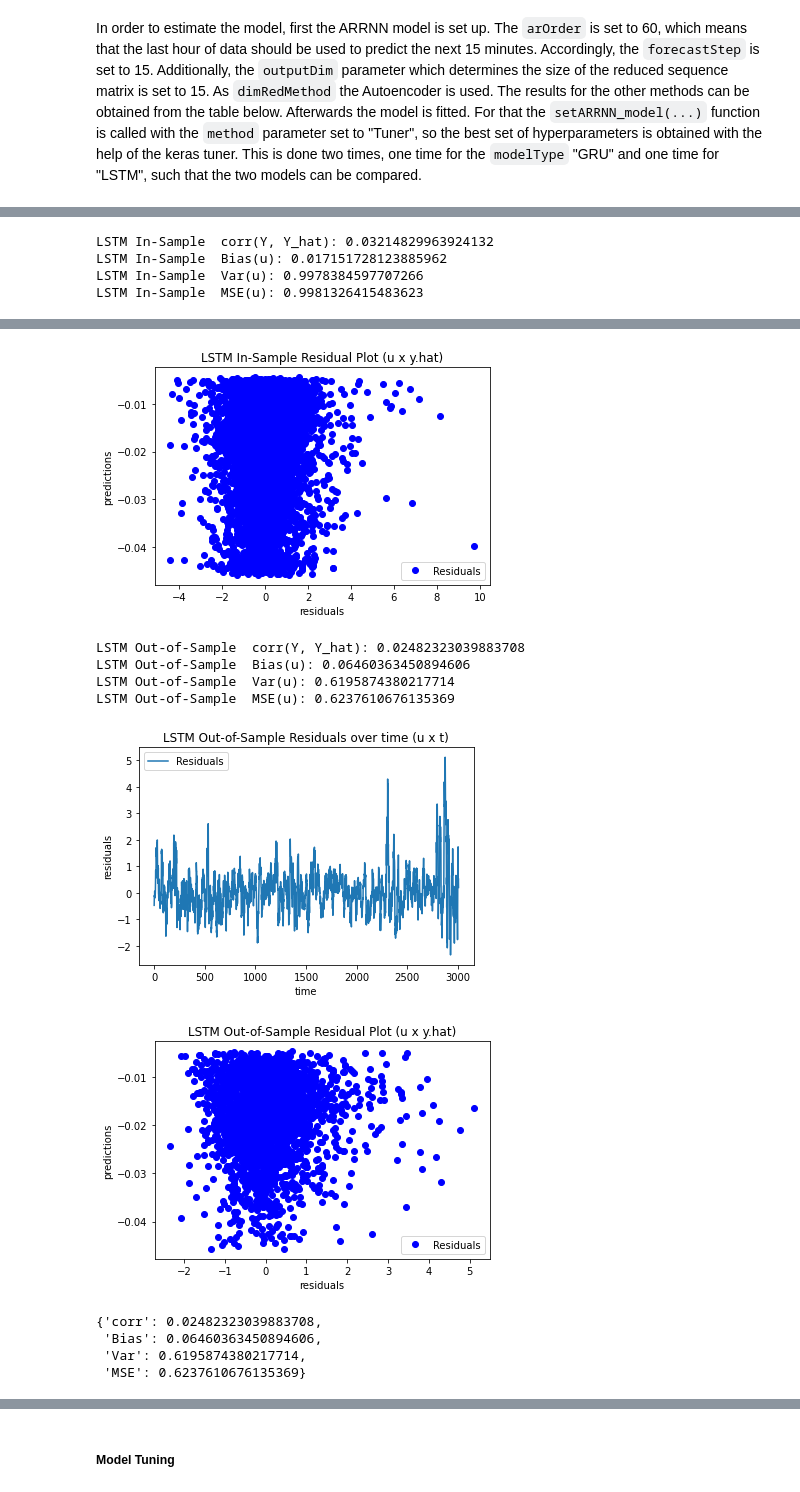
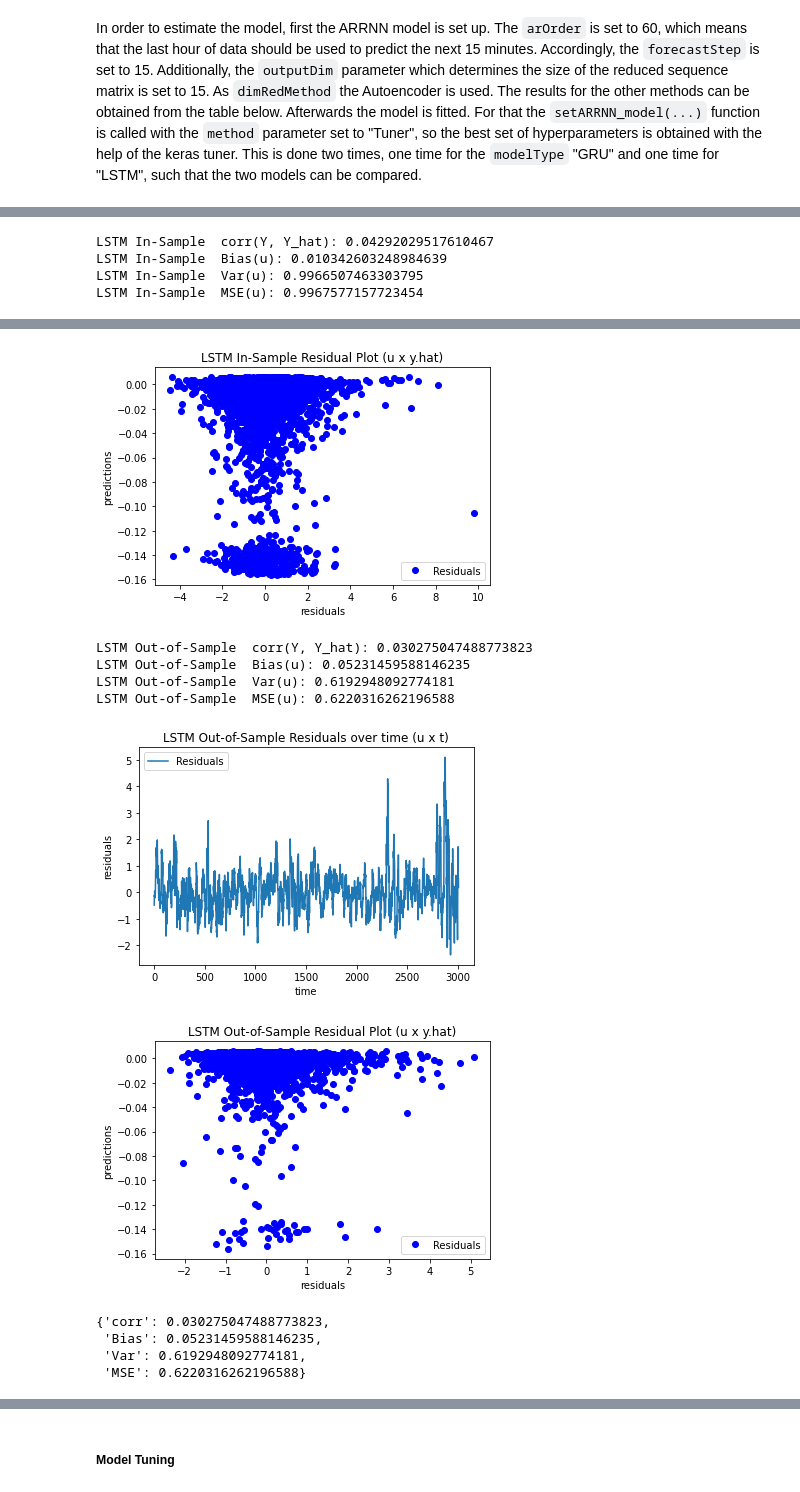
Before and after one commit to husten1997/DLTA_ProjectAssignment_I, a Jupyter notebook: Notebook/JD.ipynb, the cells around one changed output, grey strips where cells are left out. Drawn from its saved outputs; the diff is of its cells as text; code cells hidden in the pictures.

```diff
--- a/Notebook/JD.ipynb
+++ b/Notebook/JD.ipynb
@@ -959,13 +991,13 @@ Epoch 20/20
 # %%
 # GRU Model
-Y_train_hat, Y_test_hat = ARRNN_GRU.getFittedData()[:2]
+Y_train_hat, Y_test_hat = ARRNN_GRU.getFittedTrainData(), ARRNN_GRU.getFittedTestData()
 Y_train, Y_test = ARRNN_GRU.trainDF['Target'], ARRNN_GRU.testDF['Target']
 
 performanceEval(Y_train, Y_train_hat, "GRU In-Sample ")
 performanceEval(Y_test, Y_test_hat, "GRU Out-of-Sample ")
 
 # LSTM Model
-Y_train_hat, Y_test_hat = ARRNN_LSTM.getFittedData()[:2]
+Y_train_hat, Y_test_hat = ARRNN_LSTM.getFittedTrainData(), ARRNN_LSTM.getFittedTestData()
 Y_train, Y_test = ARRNN_LSTM.trainDF['Target'], ARRNN_LSTM.testDF['Target']
 
 performanceEval(Y_train, Y_train_hat, "LSTM In-Sample ")
@@ -986,16 +1018,16 @@ GRU Out-of-Sample  MSE(u): 0.6242977052157141
-LSTM In-Sample  corr(Y, Y_hat): 0.03214829963924132
-LSTM In-Sample  Bias(u): 0.017151728123885962
-LSTM In-Sample  Var(u): 0.9978384597707266
-LSTM In-Sample  MSE(u): 0.9981326415483623
+LSTM In-Sample  corr(Y, Y_hat): 0.04292029517610467
+LSTM In-Sample  Bias(u): 0.010342603248984639
+LSTM In-Sample  Var(u): 0.9966507463303795
+LSTM In-Sample  MSE(u): 0.9967577157723454
 [figure]
-[figure, old version]
+[figure, new version]
-LSTM Out-of-Sample  corr(Y, Y_hat): 0.02482323039883708
-LSTM Out-of-Sample  Bias(u): 0.06460363450894606
-LSTM Out-of-Sample  Var(u): 0.6195874380217714
-LSTM Out-of-Sample  MSE(u): 0.6237610676135369
+LSTM Out-of-Sample  corr(Y, Y_hat): 0.030275047488773823
+LSTM Out-of-Sample  Bias(u): 0.05231459588146235
+LSTM Out-of-Sample  Var(u): 0.6192948092774181
+LSTM Out-of-Sample  MSE(u): 0.6220316262196588
 [figure]
-[figure, old version]
+[figure, new version]
-{'corr': 0.02482323039883708,
- 'Bias': 0.06460363450894606,
- 'Var': 0.6195874380217714,
- 'MSE': 0.6237610676135369}
+{'corr': 0.030275047488773823,
+ 'Bias': 0.05231459588146235,
+ 'Var': 0.6192948092774181,
+ 'MSE': 0.6220316262196588}
```
Also changed, not shown: parts of 59 cells of this notebook, 1 other file.
